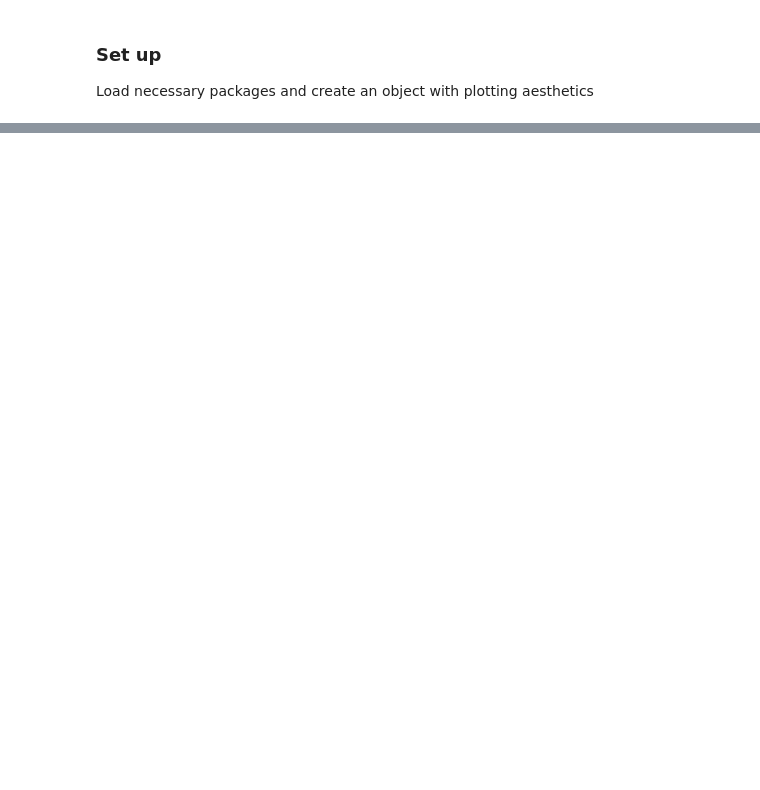
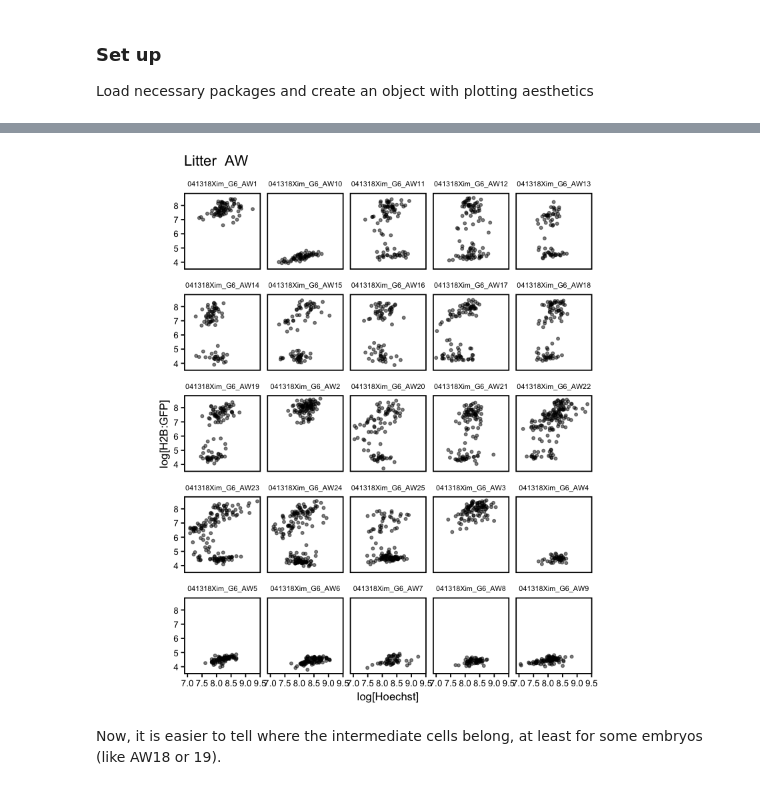
Before and after one commit to nestorsaiz/saiz-et-al_2020, a Jupyter notebook: notebooks/GFP-classification.ipynb, the cells around one changed output, grey strips where cells are left out. Drawn from its saved outputs; the diff is of its cells as text; code cells hidden in the pictures; blank space fills up the shorter version.

```diff
--- a/notebooks/GFP-classification.ipynb
+++ b/notebooks/GFP-classification.ipynb
@@ -36,0 +131,20 @@ Read in data
+# %%
+scatter <- ggplot(data = g6.chimeras %>%
+                 filter(Litter == my.litter,
+                        Channel == 'CH2',
+                        CH2.ab2 == 'af488.ck'),
+                  aes(x = CH1.ebLogCor,
+                      y = CH2.logCor))
+scatter <- scatter + geom_jitter(size = 1, alpha = 0.5)
+scatter <- scatter + facet_wrap( ~ Embryo_ID)
+scatter <- scatter + looks + theme(aspect.ratio = 1,
+                                 strip.text = element_text(size = 6.5),
+                                 axis.text = element_text(size = 8),
+                                 axis.title = element_text(size = 10))
+scatter <- scatter + labs(y = 'log[H2B:GFP]', x = 'log[Hoechst]',
+                                title = paste('Litter ', my.litter))
+print(scatter)
+# %% [output]
+[figure, added]
+# %% [markdown]
+Now, it is easier to tell where the intermediate cells belong, at least for some embryos (like AW18 or 19).
```
Also changed, not shown: parts of 15 cells of this notebook.
